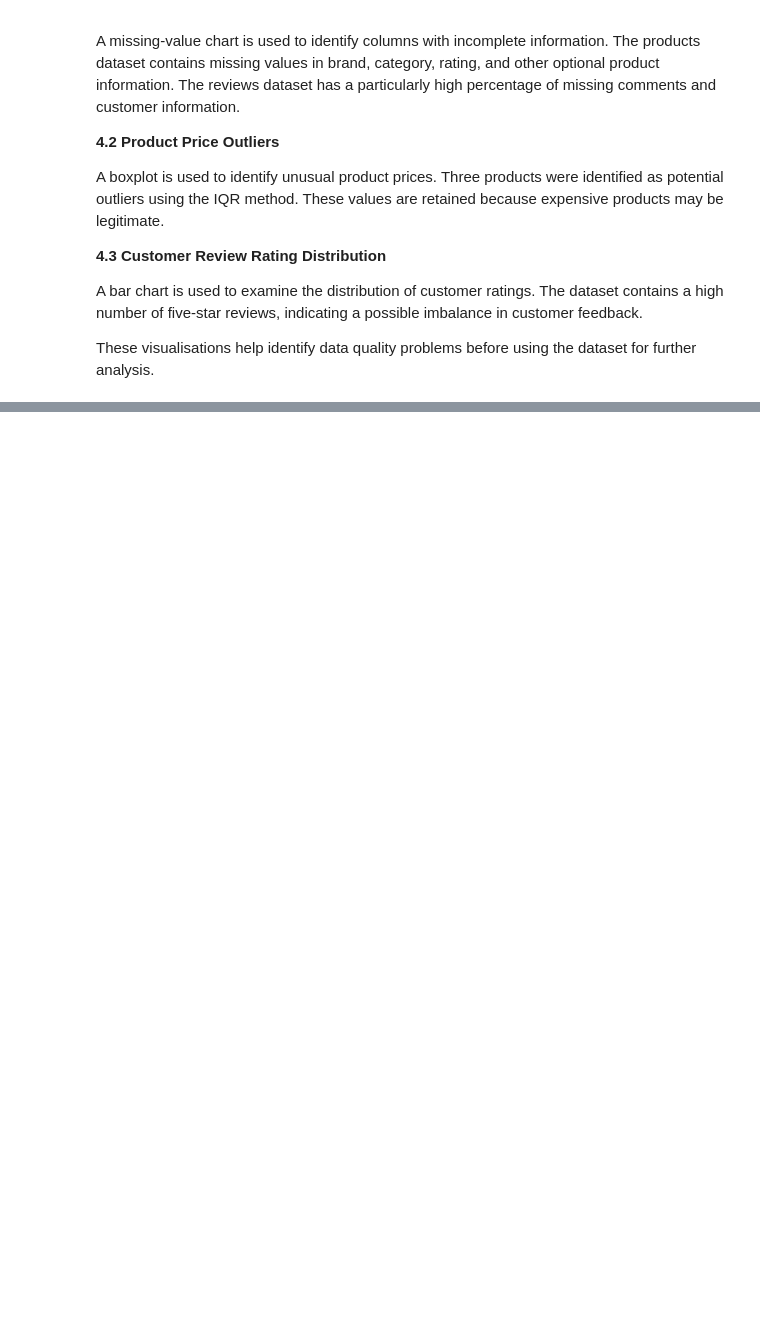
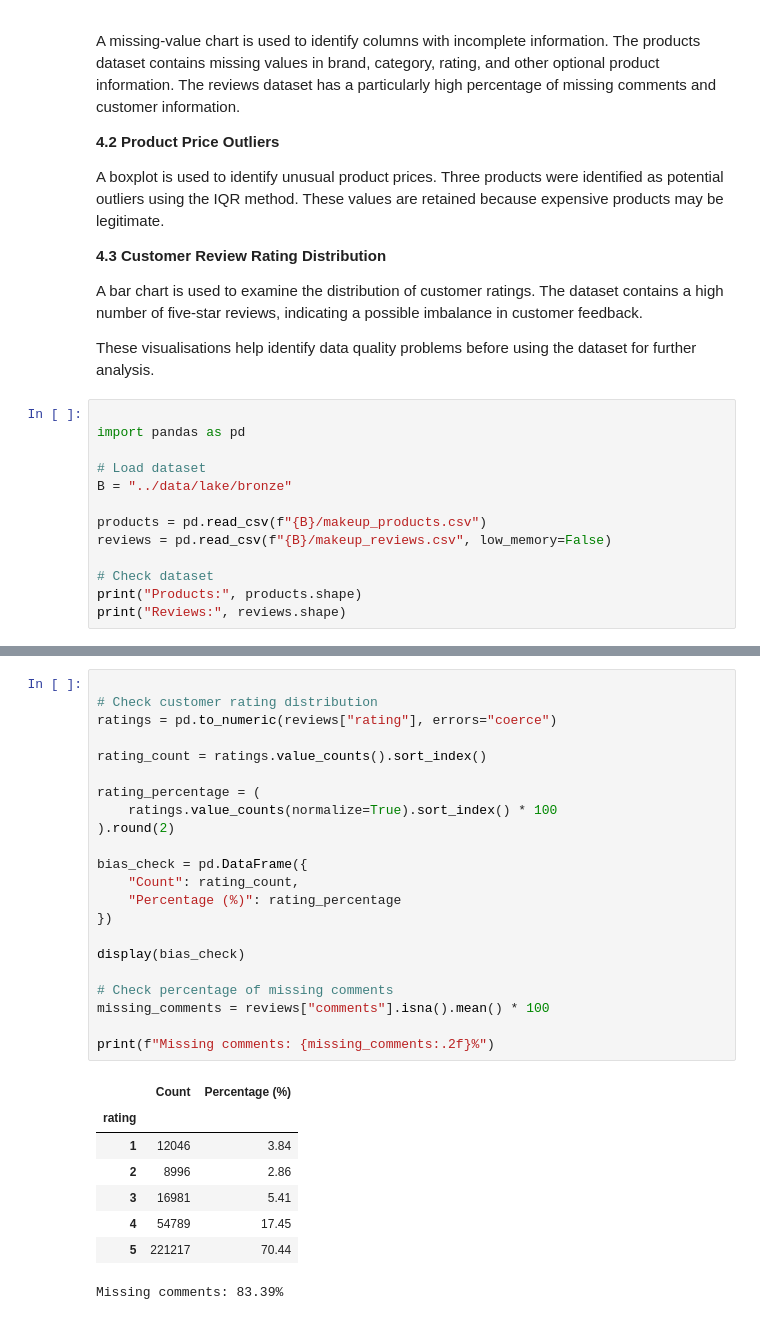
Before and after one commit to a209258-ukm/beautyreview-gp, a Jupyter notebook: notebooks/gp_assignment1.ipynb, the cells around one changed output, grey strips where cells are left out. Cells and saved outputs as stored; diff of their text form; blank space fills up the shorter version.

```diff
--- a/notebooks/gp_assignment1.ipynb
+++ b/notebooks/gp_assignment1.ipynb
@@ -409,3 +409,16 @@ A boxplot is used to identify unusual product prices. Three products were identi
 A bar chart is used to examine the distribution of customer ratings. The dataset contains a high number of five-star reviews, indicating a possible imbalance in customer feedback.
 
 These visualisations help identify data quality problems before using the dataset for further analysis.
+# %%
+
+import pandas as pd
+
+# Load dataset
+B = "../data/lake/bronze"
+
+products = pd.read_csv(f"{B}/makeup_products.csv")
+reviews = pd.read_csv(f"{B}/makeup_reviews.csv", low_memory=False)
+
+# Check dataset
+print("Products:", products.shape)
+print("Reviews:", reviews.shape)
@@ -411,0 +488,31 @@ These visualisations help identify data quality problems before using the datase
+# %%
+
+# Check customer rating distribution
+ratings = pd.to_numeric(reviews["rating"], errors="coerce")
+
+rating_count = ratings.value_counts().sort_index()
+
+rating_percentage = (
+    ratings.value_counts(normalize=True).sort_index() * 100
+).round(2)
+
+bias_check = pd.DataFrame({
+    "Count": rating_count,
+    "Percentage (%)": rating_percentage
+})
+
+display(bias_check)
+
+# Check percentage of missing comments
+missing_comments = reviews["comments"].isna().mean() * 100
+
+print(f"Missing comments: {missing_comments:.2f}%")
+# %% [output]
+|  | Count | Percentage (%) |
+| rating |  |  |
+| 1 | 12046 | 3.84 |
+| 2 | 8996 | 2.86 |
+| 3 | 16981 | 5.41 |
+| 4 | 54789 | 17.45 |
+| 5 | 221217 | 70.44 |
+Missing comments: 83.39%
```
Also changed, not shown: parts of 6 cells of this notebook, 1 other file.
